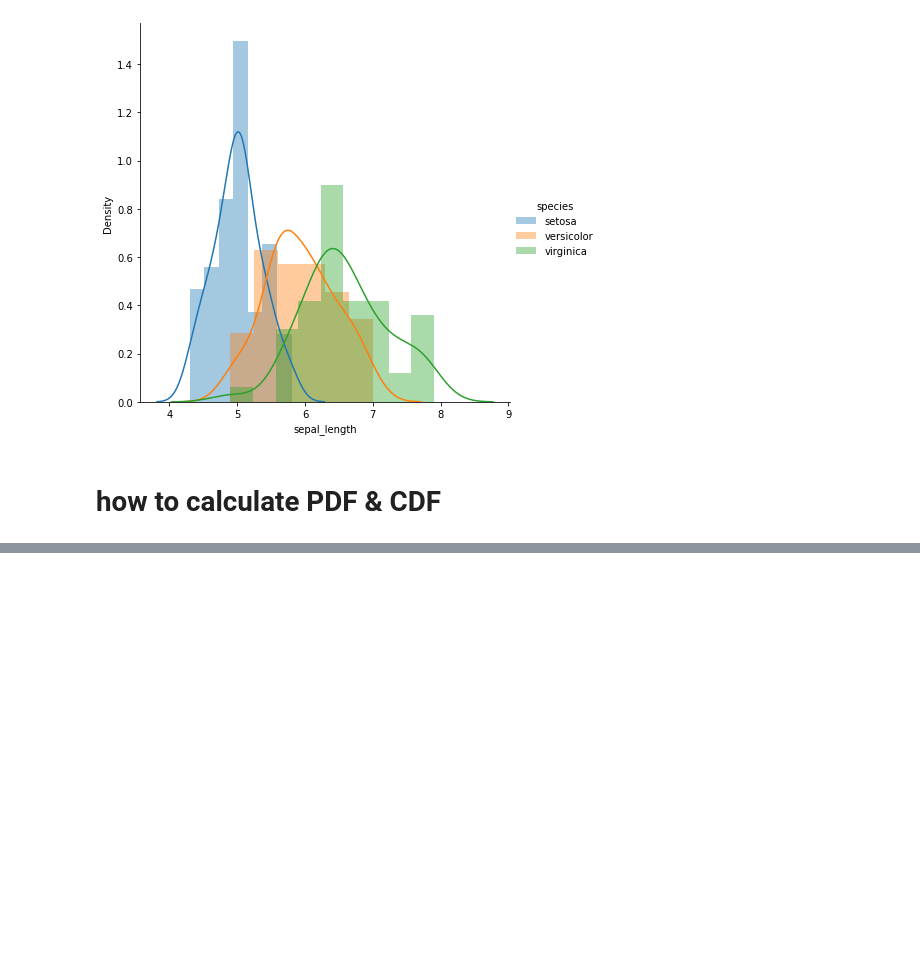
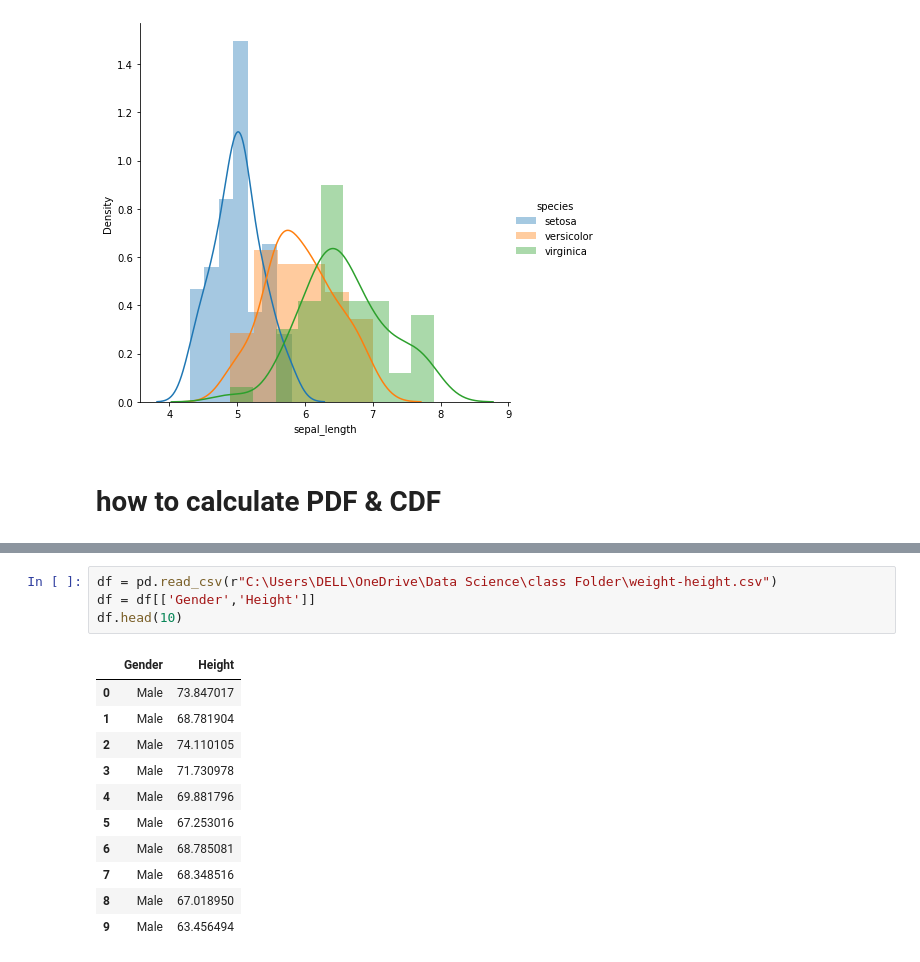
Before and after one commit to Sumit1412/DataScienceUsingPython, a Jupyter notebook: Descriptive Statistics.ipynb, the cells around one changed output, grey strips where cells are left out. Cells and saved outputs as stored; diff of their text form; blank space fills up the shorter version.

```diff
--- a/Descriptive Statistics.ipynb
+++ b/Descriptive Statistics.ipynb
@@ -345,0 +397,16 @@ sns.FacetGrid(flower,hue = 'species',height = 6).map(sns.distplot,'sepal_length'
+# %%
+df = pd.read_csv(r"C:\Users\DELL\OneDrive\Data Science\class Folder\weight-height.csv")
+df = df[['Gender','Height']]
+df.head(10)
+# %% [output]
+|  | Gender | Height |
+| 0 | Male | 73.847017 |
+| 1 | Male | 68.781904 |
+| 2 | Male | 74.110105 |
+| 3 | Male | 71.730978 |
+| 4 | Male | 69.881796 |
+| 5 | Male | 67.253016 |
+| 6 | Male | 68.785081 |
+| 7 | Male | 68.348516 |
+| 8 | Male | 67.018950 |
+| 9 | Male | 63.456494 |
```
Also changed, not shown: parts of 28 cells of this notebook.
